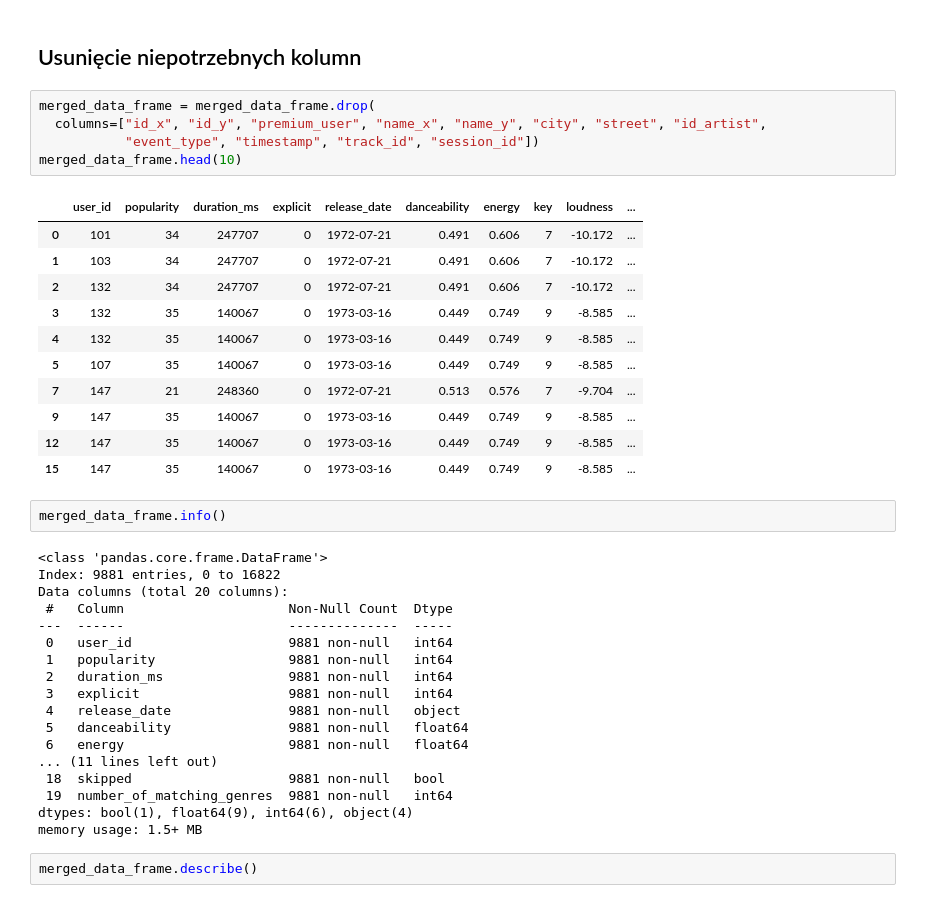
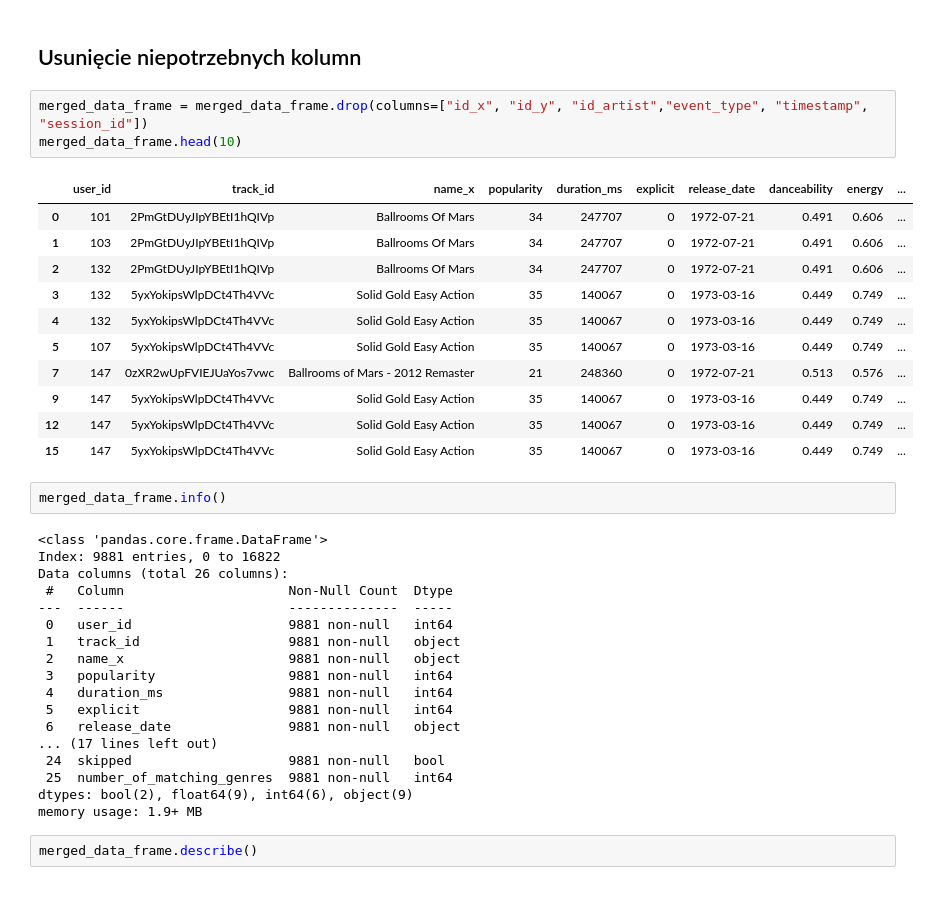
Before and after one commit to BartlomiejRasztabiga/IUM, a Jupyter notebook: notebooks/data_processing.ipynb, the cells around one changed output. Drawn from its saved outputs; the diff is of its cells as text.

```diff
--- a/notebooks/data_processing.ipynb
+++ b/notebooks/data_processing.ipynb
@@ -55,42 +55,40 @@ merged_data_frame["number_of_matching_genres"] = merged_data_frame.apply(lambda
 # %% [markdown]
 ## Usunięcie niepotrzebnych kolumn
 # %%
-merged_data_frame = merged_data_frame.drop(
-  columns=["id_x", "id_y", "premium_user", "name_x", "name_y", "city", "street", "id_artist",
-           "event_type", "timestamp", "track_id", "session_id"])
+merged_data_frame = merged_data_frame.drop(columns=["id_x", "id_y", "id_artist","event_type", "timestamp", "session_id"])
 merged_data_frame.head(10)
 # %% [output]
-|  | user_id | popularity | duration_ms | explicit | release_date | danceability | energy | key | loudness | ... |
-| 0 | 101 | 34 | 247707 | 0 | 1972-07-21 | 0.491 | 0.606 | 7 | -10.172 | ... |
-| 1 | 103 | 34 | 247707 | 0 | 1972-07-21 | 0.491 | 0.606 | 7 | -10.172 | ... |
-| 2 | 132 | 34 | 247707 | 0 | 1972-07-21 | 0.491 | 0.606 | 7 | -10.172 | ... |
-| 3 | 132 | 35 | 140067 | 0 | 1973-03-16 | 0.449 | 0.749 | 9 | -8.585 | ... |
-| 4 | 132 | 35 | 140067 | 0 | 1973-03-16 | 0.449 | 0.749 | 9 | -8.585 | ... |
-| 5 | 107 | 35 | 140067 | 0 | 1973-03-16 | 0.449 | 0.749 | 9 | -8.585 | ... |
-| 7 | 147 | 21 | 248360 | 0 | 1972-07-21 | 0.513 | 0.576 | 7 | -9.704 | ... |
-| 9 | 147 | 35 | 140067 | 0 | 1973-03-16 | 0.449 | 0.749 | 9 | -8.585 | ... |
-| 12 | 147 | 35 | 140067 | 0 | 1973-03-16 | 0.449 | 0.749 | 9 | -8.585 | ... |
-| 15 | 147 | 35 | 140067 | 0 | 1973-03-16 | 0.449 | 0.749 | 9 | -8.585 | ... |
+|  | user_id | track_id | name_x | popularity | duration_ms | explicit | release_date | danceability | energy | ... |
+| 0 | 101 | 2PmGtDUyJIpYBEtI1hQIVp | Ballrooms Of Mars | 34 | 247707 | 0 | 1972-07-21 | 0.491 | 0.606 | ... |
+| 1 | 103 | 2PmGtDUyJIpYBEtI1hQIVp | Ballrooms Of Mars | 34 | 247707 | 0 | 1972-07-21 | 0.491 | 0.606 | ... |
+| 2 | 132 | 2PmGtDUyJIpYBEtI1hQIVp | Ballrooms Of Mars | 34 | 247707 | 0 | 1972-07-21 | 0.491 | 0.606 | ... |
+| 3 | 132 | 5yxYokipsWlpDCt4Th4VVc | Solid Gold Easy Action | 35 | 140067 | 0 | 1973-03-16 | 0.449 | 0.749 | ... |
+| 4 | 132 | 5yxYokipsWlpDCt4Th4VVc | Solid Gold Easy Action | 35 | 140067 | 0 | 1973-03-16 | 0.449 | 0.749 | ... |
+| 5 | 107 | 5yxYokipsWlpDCt4Th4VVc | Solid Gold Easy Action | 35 | 140067 | 0 | 1973-03-16 | 0.449 | 0.749 | ... |
+| 7 | 147 | 0zXR2wUpFVIEJUaYos7vwc | Ballrooms of Mars - 2012 Remaster | 21 | 248360 | 0 | 1972-07-21 | 0.513 | 0.576 | ... |
+| 9 | 147 | 5yxYokipsWlpDCt4Th4VVc | Solid Gold Easy Action | 35 | 140067 | 0 | 1973-03-16 | 0.449 | 0.749 | ... |
+| 12 | 147 | 5yxYokipsWlpDCt4Th4VVc | Solid Gold Easy Action | 35 | 140067 | 0 | 1973-03-16 | 0.449 | 0.749 | ... |
+| 15 | 147 | 5yxYokipsWlpDCt4Th4VVc | Solid Gold Easy Action | 35 | 140067 | 0 | 1973-03-16 | 0.449 | 0.749 | ... |
 # %%
 merged_data_frame.info()
 # %% [output]
 <class 'pandas.core.frame.DataFrame'>
 Index: 9881 entries, 0 to 16822
-Data columns (total 20 columns):
+Data columns (total 26 columns):
  #   Column                     Non-Null Count  Dtype
 ---  ------                     --------------  -----
  0   user_id                    9881 non-null   int64
- 1   popularity                 9881 non-null   int64
- 2   duration_ms                9881 non-null   int64
- 3   explicit                   9881 non-null   int64
- 4   release_date               9881 non-null   object
- 5   danceability               9881 non-null   float64
- 6   energy                     9881 non-null   float64
-... (11 lines left out)
- 18  skipped                    9881 non-null   bool
- 19  number_of_matching_genres  9881 non-null   int64
-dtypes: bool(1), float64(9), int64(6), object(4)
-memory usage: 1.5+ MB
+ 1   track_id                   9881 non-null   object
+ 2   name_x                     9881 non-null   object
+ 3   popularity                 9881 non-null   int64
+ 4   duration_ms                9881 non-null   int64
+ 5   explicit                   9881 non-null   int64
+ 6   release_date               9881 non-null   object
+... (17 lines left out)
+ 24  skipped                    9881 non-null   bool
+ 25  number_of_matching_genres  9881 non-null   int64
+dtypes: bool(2), float64(9), int64(6), object(9)
+memory usage: 1.9+ MB
 # %%
 merged_data_frame.describe()
 # %% [output]
```
Also changed, not shown: parts of 2 cells of this notebook, 1 other file.
